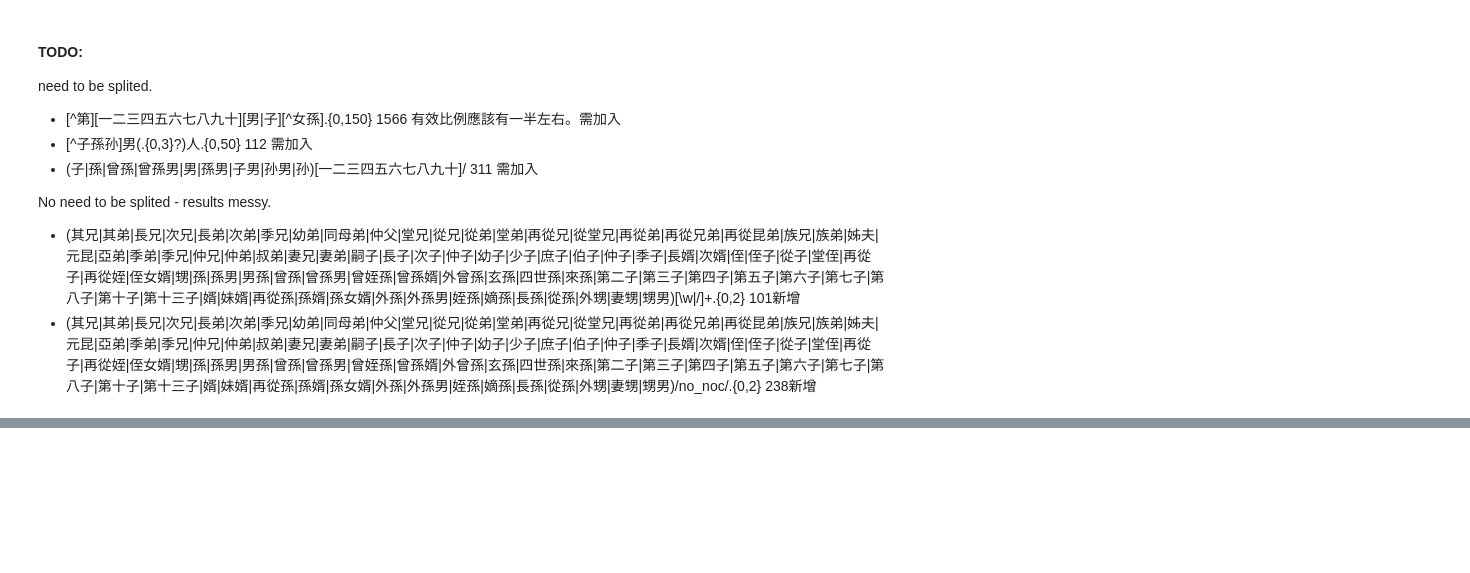
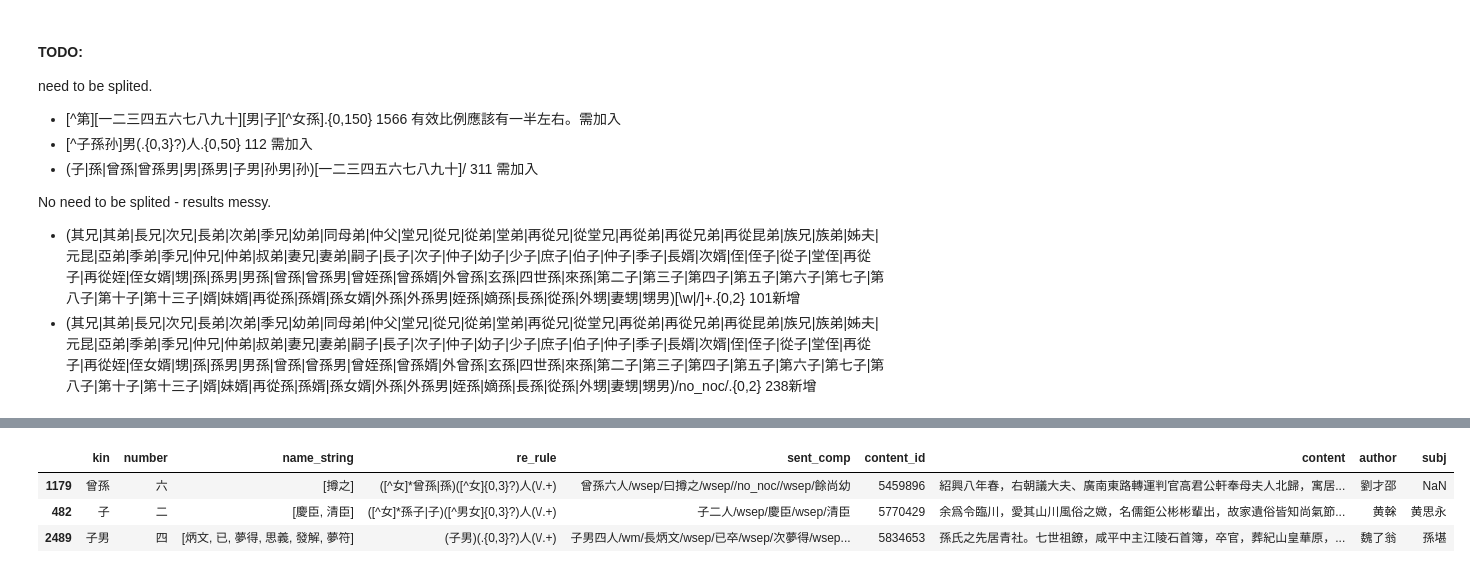
Before and after one commit to cbdb-project/CBDB_Laxmi, a Jupyter notebook: quan_song_wen/script/re_extract.ipynb, the cells around one changed output, grey strips where cells are left out. Cells and saved outputs as stored; diff of their text form; code cells hidden in the pictures; blank space fills up the shorter version.

```diff
--- a/quan_song_wen/script/re_extract.ipynb
+++ b/quan_song_wen/script/re_extract.ipynb
@@ -208,3 +184,17 @@ del_dict=['長','次','幼','曰','貢','等','第','及第','中第','新','知
+# %%
+del_dict=['皆其婿也','季曰','伯曰','仲曰','叔曰','次即','及第','中第',
+          '中舉','今以','今爲','江淮','兩浙','某官','税務','支鹽',
+          '士族','士人','許嫁','許適','許歸','未冠','未仕','未官',
+          '未命','先歿','先亡','先公','早夭','早亡','早世','尚幼',
+          '未名','前卒','先卒','蚤卒','俱有','早卒','早喪','一人',
+          '二人','一尚','二尚','三尚','三女','三人','三曰','四人',
+          '四先','四女','未仕','未銓','左銓','司户','户部','長',
+          '次','幼','曰','即','也','貢','等','第','登','科','今',
+          '授','事','都','轄','新','知','舊','監','倉','庫','起',
+          '終','故','前','後','左','右','州','軍','路','郡','縣',
+          '府','寺','尉','官','俱','業','業','習','適','嫁','歸',
+          '許','皆','並','并','餘','俱','竝','未','夭','卒','幼',
+          '尚','早','喪','一','二','三','户',]
 # %%
 def clean_name_string(name_string):
     global del_dict
@@ -218,6 +208,12 @@ def clean_name_string(name_string):
     return name_string_list_refined
 # %%
 df_kin_extracted['name_string']=[clean_name_string(s) for s in df_kin_extracted['name_string']]
+df_kin_extracted.sample(3)
+# %% [output]
+|  | kin | number | name_string | re_rule | sent_comp | content_id | content | author | subj |
+| 1179 | 曾孫 | 六 | [撙之] | ([^女]*曾孫|孫)([^女]{0,3}?)人(\/.+) | 曾孫六人/wsep/曰撙之/wsep//no_noc//wsep/餘尚幼 | 5459896 | 紹興八年春，右朝議大夫、廣南東路轉運判官高君公軒奉母夫人北歸，寓居... | 劉才邵 | NaN |
+| 482 | 子 | 二 | [慶臣, 清臣] | ([^女]*孫子|子)([^男女]{0,3}?)人(\/.+) | 子二人/wsep/慶臣/wsep/清臣 | 5770429 | 余爲令臨川，愛其山川風俗之媺，名儒鉅公彬彬輩出，故家遺俗皆知尚氣節... | 黄榦 | 黄思永 |
+| 2489 | 子男 | 四 | [炳文, 已, 夢得, 思義, 發解, 夢符] | (子男)(.{0,3}?)人(\/.+) | 子男四人/wm/長炳文/wsep/已卒/wsep/次夢得/wsep... | 5834653 | 孫氏之先居青社。七世祖鐐，咸平中主江陵石首簿，卒官，葬紀山皇華原，... | 魏了翁 | 孫堪 |
 # %%
 df_kin_extracted.to_excel('../output/df_kin_extracted_son_dau_etc.xlsx', encoding='utf8')
 # %% [markdown]
```
Also changed, not shown: parts of 13 cells of this notebook, 4 other files.
